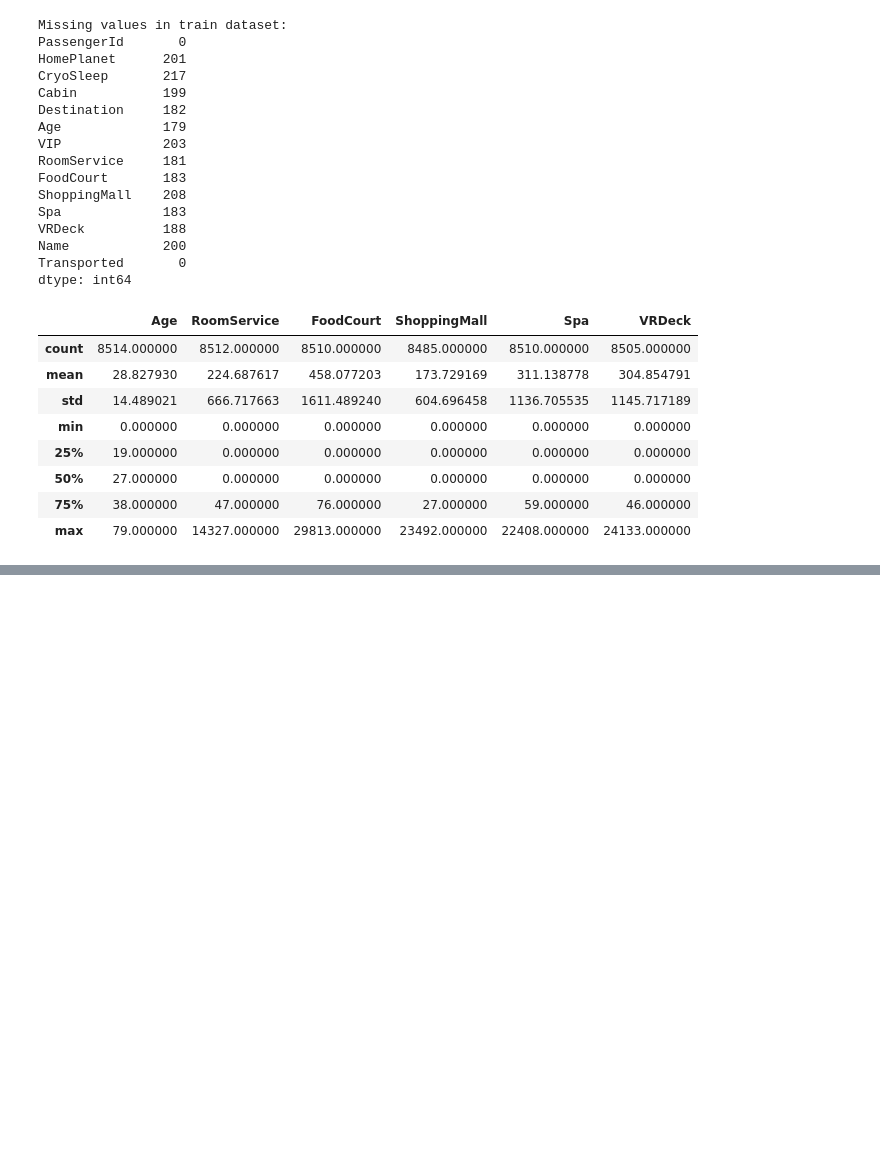
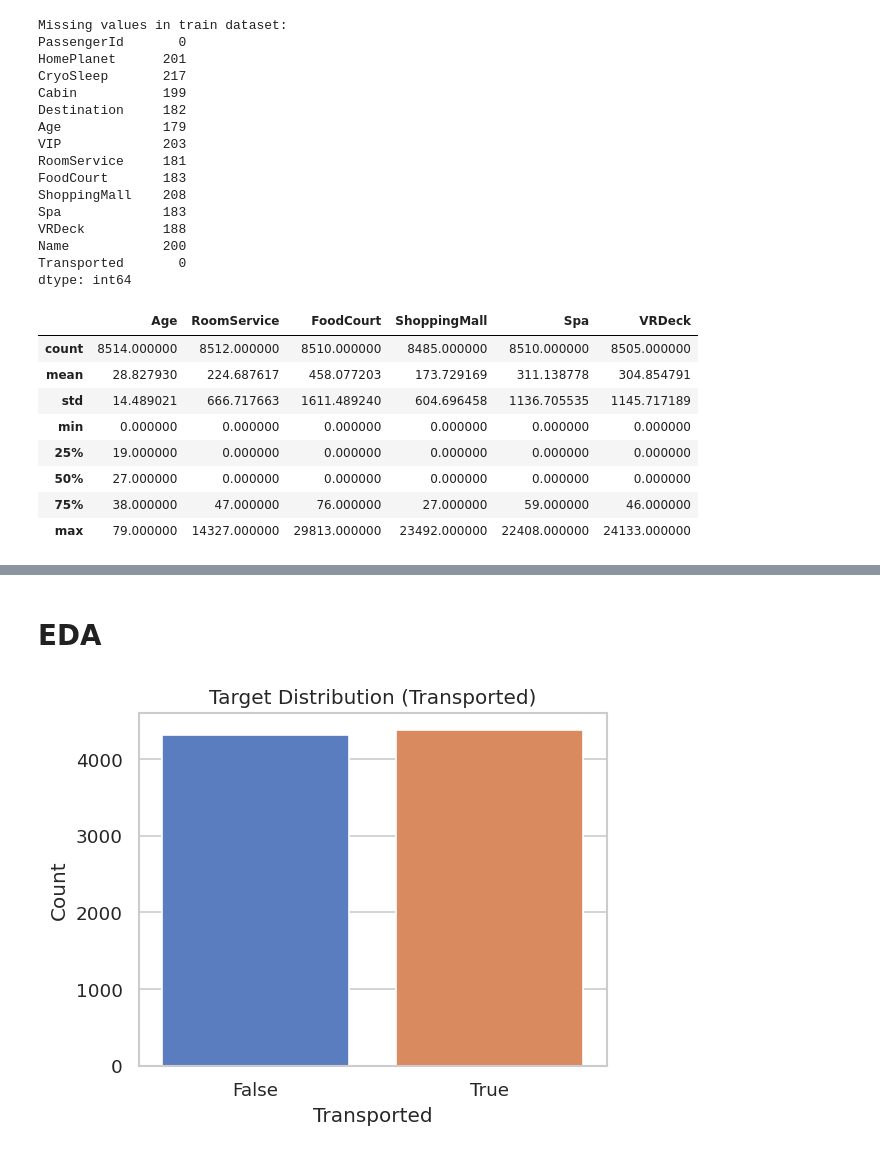
Before and after one commit to alabhastam/Spaceship-Titanic-competition, a Jupyter notebook: main.ipynb, the cells around one changed output, grey strips where cells are left out. Drawn from its saved outputs; the diff is of its cells as text; code cells hidden in the pictures; blank space fills up the shorter version.

```diff
--- a/main.ipynb
+++ b/main.ipynb
@@ -110,0 +113,20 @@ display(train.describe())
+# %% [markdown]
+# EDA
+# %%
+import seaborn as sns
+import matplotlib.pyplot as plt
+import missingno as msno
+# Display settings
+sns.set(style='whitegrid', palette='muted', font_scale=1.0)
+plt.rcParams['figure.dpi'] = 120
+# %%
+# ----- 1. Target distribution -----
+fig, ax = plt.subplots(1, 1, figsize=(5, 4))
+sns.countplot(data=train, x='Transported', ax=ax)
+ax.set_title('Target Distribution (Transported)')
+ax.set_xlabel('Transported')
+ax.set_ylabel('Count')
+plt.tight_layout()
+plt.show()
+# %% [output]
+[figure, added]
```
Also changed, not shown: parts of 5 cells of this notebook.
